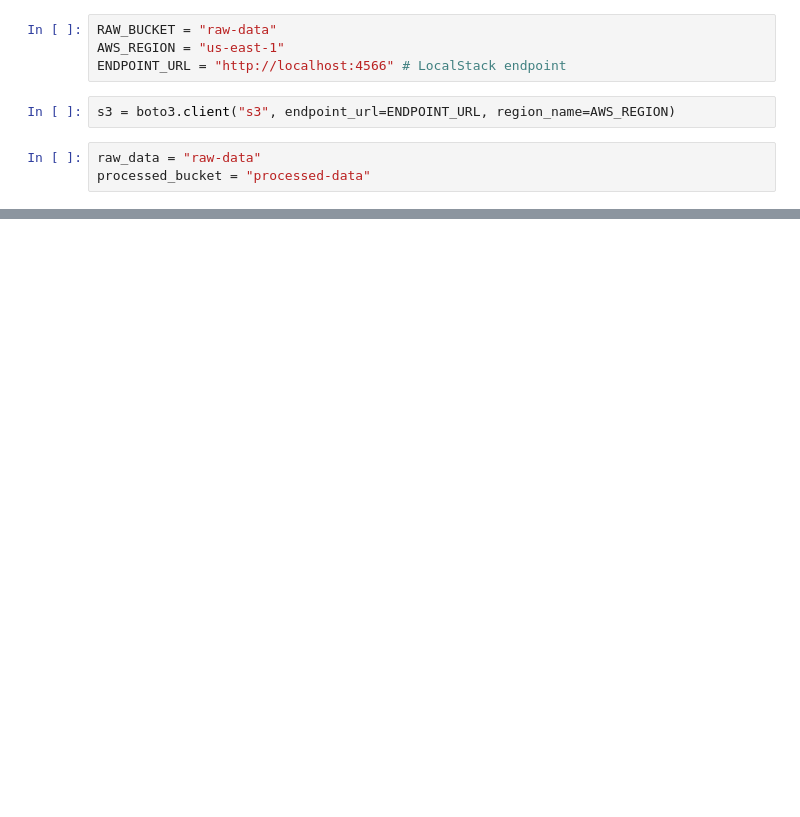
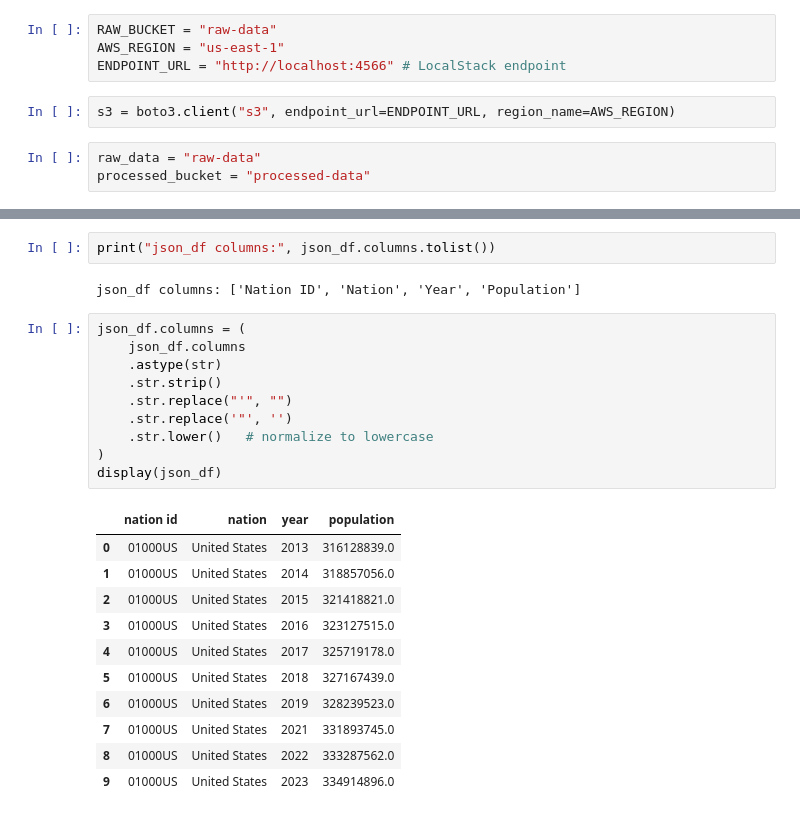
Before and after one commit to Nishant593/data-quest, a Jupyter notebook: analytics/analytics.ipynb, the cells around one changed output, grey strips where cells are left out. Drawn from its saved outputs; the diff is of its cells as text; blank space fills up the shorter version.

```diff
--- a/analytics/analytics.ipynb
+++ b/analytics/analytics.ipynb
@@ -72,2 +185,28 @@ if not csv_df.empty:
+# %%
+print("json_df columns:", json_df.columns.tolist())
+# %% [output]
+json_df columns: ['Nation ID', 'Nation', 'Year', 'Population']
+# %%
+json_df.columns = (
+    json_df.columns
+    .astype(str)
+    .str.strip()
+    .str.replace("'", "")
+    .str.replace('"', '')
+    .str.lower()   # normalize to lowercase
+)
+display(json_df)
+# %% [output]
+|  | nation id | nation | year | population |
+| 0 | 01000US | United States | 2013 | 316128839.0 |
+| 1 | 01000US | United States | 2014 | 318857056.0 |
+| 2 | 01000US | United States | 2015 | 321418821.0 |
+| 3 | 01000US | United States | 2016 | 323127515.0 |
+| 4 | 01000US | United States | 2017 | 325719178.0 |
+| 5 | 01000US | United States | 2018 | 327167439.0 |
+| 6 | 01000US | United States | 2019 | 328239523.0 |
+| 7 | 01000US | United States | 2021 | 331893745.0 |
+| 8 | 01000US | United States | 2022 | 333287562.0 |
+| 9 | 01000US | United States | 2023 | 334914896.0 |
 # %%
 if not csv_df.empty and not json_df.empty:
```
Also changed, not shown: parts of 13 cells of this notebook.
